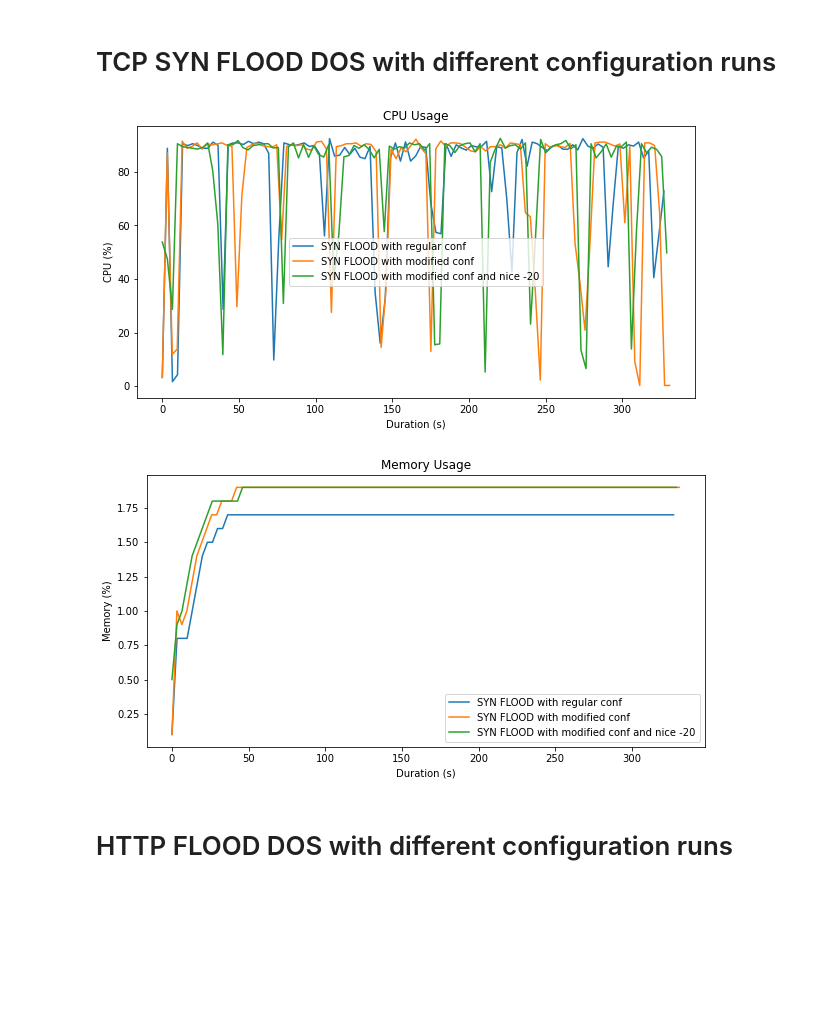
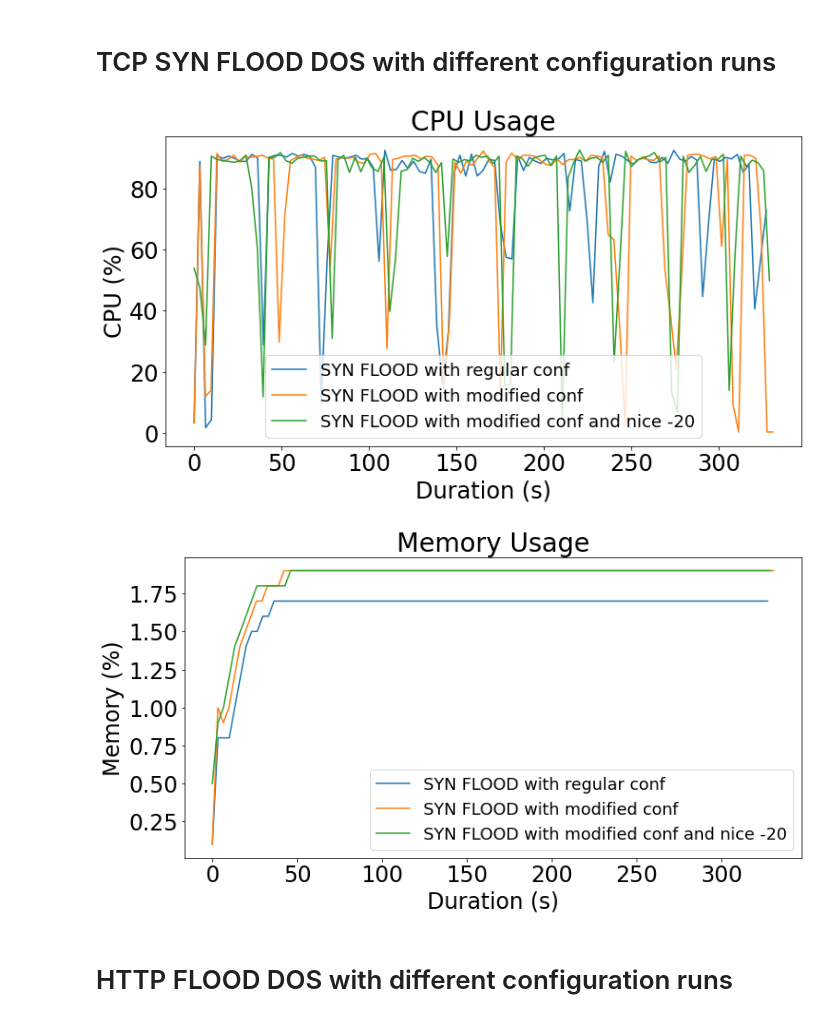
Before and after one commit to Toghrul000/Raspberry-Pi-IDS, a Jupyter notebook: RQ2/RQ2 codes.ipynb, the cells around one changed output. Drawn from its saved outputs; the diff is of its cells as text; code cells hidden in the pictures; blank space fills up the shorter version.

Commit message:
Adjusted Font sizes

```diff
--- a/RQ2/RQ2 codes.ipynb
+++ b/RQ2/RQ2 codes.ipynb
@@ -113,43 +121,51 @@ for entry in data:
     root_processes[pid]['mem'].append(float(entry[9]))
 
 # Plotting CPU usage
-plt.figure(figsize=(10, 5))
-plt.title('CPU Usage')
-plt.xlabel('Duration (s)')
-plt.ylabel('CPU (%)')
+plt.rcParams.update({'font.size': 18})
+# plt.figure(figsize=(10, 5))
+plt.figure(figsize=(12, 6))
+plt.title('CPU Usage', fontsize=28)
+plt.xlabel('Duration (s)', fontsize=24)
+plt.ylabel('CPU (%)', fontsize=24)
+
+plt.xticks(fontsize=24)
+plt.yticks(fontsize=24)
 
 for pid, process_data in root_processes.items():
     # Get the duration for the process
     duration = float(durations.get(pid, 0))
     # Create the x-axis values representing the duration
     time_values = [duration * (i / (len(process_data['cpu']) - 1)) for i in range(len(process_data['cpu']))]
     #plt.plot(time_values, process_data['cpu'], label='Process ' + pid)
     plt.plot(time_values, process_data['cpu'], label=SYN_NAMES[pid])
 
 plt.legend()
 plt.savefig('SYNs_CPU_RQ2.pdf')
 plt.show()
 
 # Plotting memory usage
-plt.figure(figsize=(10, 5))
-plt.title('Memory Usage')
-plt.xlabel('Duration (s)')
-plt.ylabel('Memory (%)')
+# plt.figure(figsize=(10, 5))
+plt.figure(figsize=(12, 6))
+plt.title('Memory Usage', fontsize=28)
+plt.xlabel('Duration (s)', fontsize=24)
+plt.ylabel('Memory (%)', fontsize=24)
+plt.xticks(fontsize=24)
+plt.yticks(fontsize=24)
 
 for pid, process_data in root_processes.items():
     # Get the duration for the process
     duration = float(durations.get(pid, 0))
     # Create the x-axis values representing the duration
     time_values = [duration * (i / (len(process_data['mem']) - 1)) for i in range(len(process_data['mem']))]
     #plt.plot(time_values, process_data['mem'], label='Process ' + pid)
     plt.plot(time_values, process_data['mem'], label=SYN_NAMES[pid])
 
 plt.legend()
 plt.savefig('SYNs_MEM_RQ2.pdf')
 plt.show()
 # %% [output]
-[figure, old version]
+[figure, new version]
-[figure, old version]
+[figure, new version]
 # %% [markdown]
 # HTTP FLOOD DOS with different configuration runs
 # %%
```
Also changed, not shown: parts of 2 cells of this notebook, 13 other files.
